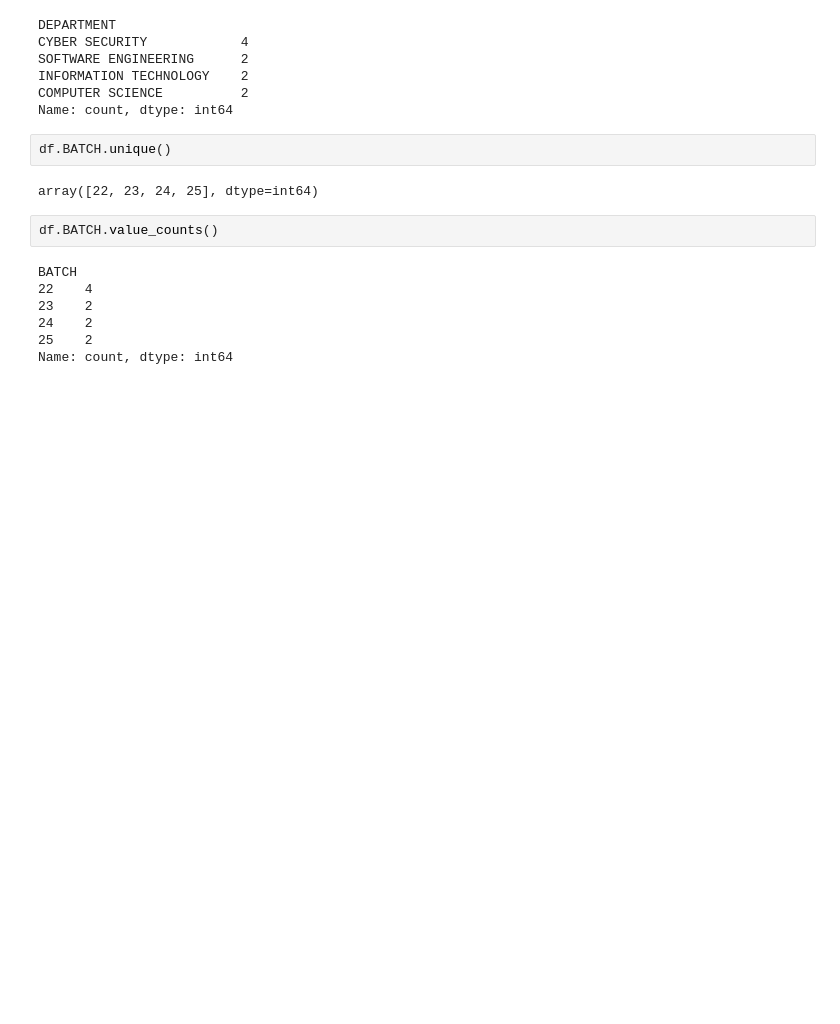
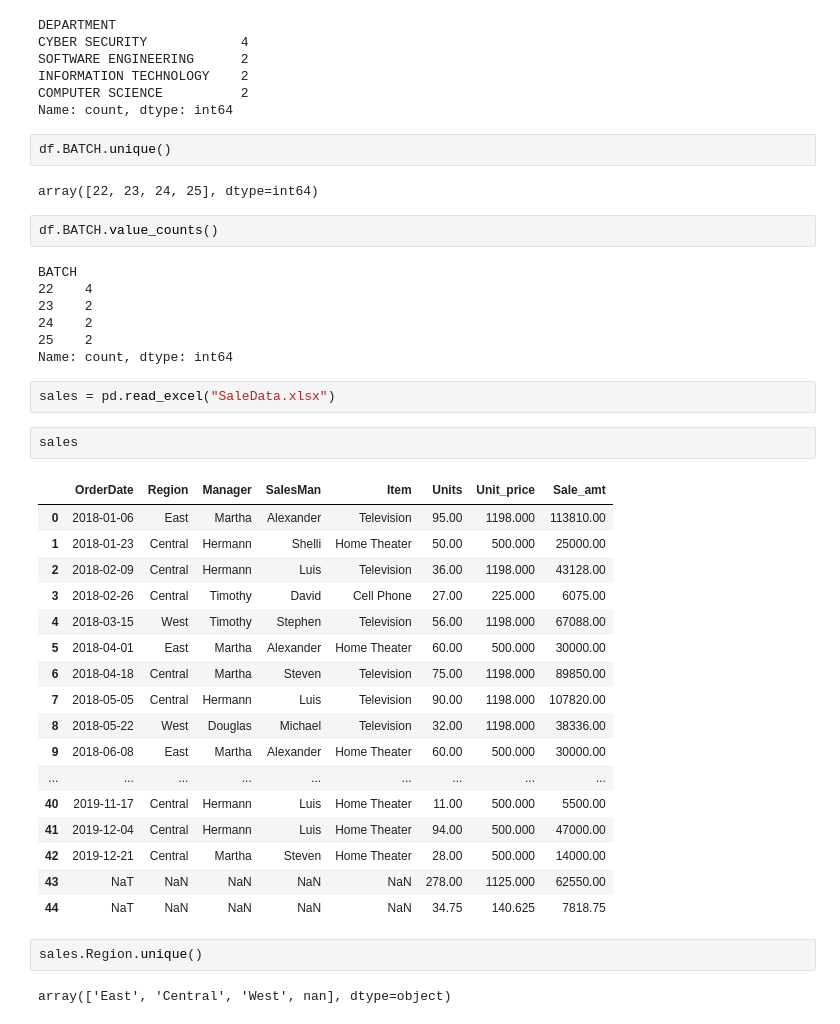
Before and after one commit to Muneeb502/DATA-CLEANING-PRACTI, a Jupyter notebook: practice.ipynb, the cells around one changed output. Saved outputs shown, nothing was run; the diff lists cells and outputs as text; blank space fills up the shorter version.

```diff
--- a/practice.ipynb
+++ b/practice.ipynb
@@ -195,3 +195,29 @@ BATCH
 24    2
 25    2
 Name: count, dtype: int64
+# %%
+sales = pd.read_excel("SaleData.xlsx")
+# %%
+sales
+# %% [output]
+|  | OrderDate | Region | Manager | SalesMan | Item | Units | Unit_price | Sale_amt |
+| 0 | 2018-01-06 | East | Martha | Alexander | Television | 95.00 | 1198.000 | 113810.00 |
+| 1 | 2018-01-23 | Central | Hermann | Shelli | Home Theater | 50.00 | 500.000 | 25000.00 |
+| 2 | 2018-02-09 | Central | Hermann | Luis | Television | 36.00 | 1198.000 | 43128.00 |
+| 3 | 2018-02-26 | Central | Timothy | David | Cell Phone | 27.00 | 225.000 | 6075.00 |
+| 4 | 2018-03-15 | West | Timothy | Stephen | Television | 56.00 | 1198.000 | 67088.00 |
+| 5 | 2018-04-01 | East | Martha | Alexander | Home Theater | 60.00 | 500.000 | 30000.00 |
+| 6 | 2018-04-18 | Central | Martha | Steven | Television | 75.00 | 1198.000 | 89850.00 |
+| 7 | 2018-05-05 | Central | Hermann | Luis | Television | 90.00 | 1198.000 | 107820.00 |
+| 8 | 2018-05-22 | West | Douglas | Michael | Television | 32.00 | 1198.000 | 38336.00 |
+| 9 | 2018-06-08 | East | Martha | Alexander | Home Theater | 60.00 | 500.000 | 30000.00 |
+| ... | ... | ... | ... | ... | ... | ... | ... | ... |
+| 40 | 2019-11-17 | Central | Hermann | Luis | Home Theater | 11.00 | 500.000 | 5500.00 |
+| 41 | 2019-12-04 | Central | Hermann | Luis | Home Theater | 94.00 | 500.000 | 47000.00 |
+| 42 | 2019-12-21 | Central | Martha | Steven | Home Theater | 28.00 | 500.000 | 14000.00 |
+| 43 | NaT | NaN | NaN | NaN | NaN | 278.00 | 1125.000 | 62550.00 |
+| 44 | NaT | NaN | NaN | NaN | NaN | 34.75 | 140.625 | 7818.75 |
+# %%
+sales.Region.unique()
+# %% [output]
+array(['East', 'Central', 'West', nan], dtype=object)
```
Also changed, not shown: parts of 1 cell of this notebook.
